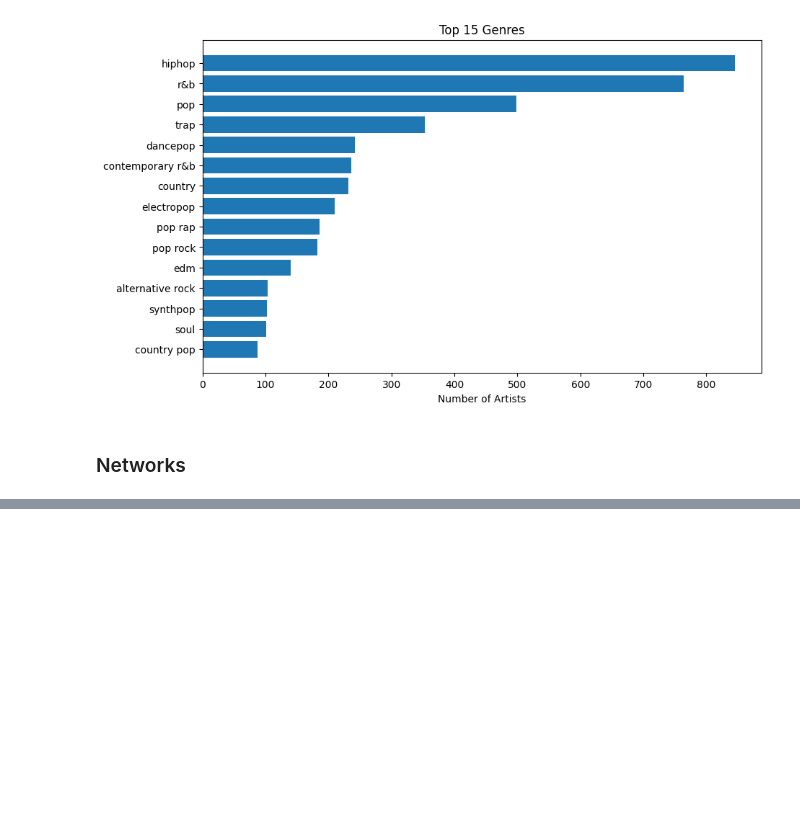
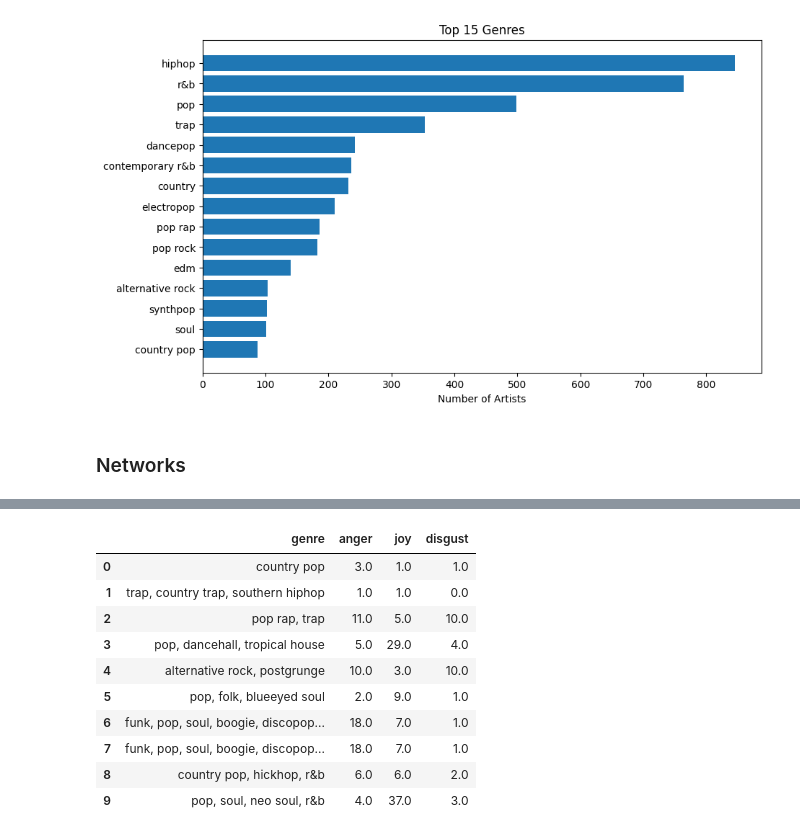
Before and after one commit to wkandersen/02807-computational-data-science, a Jupyter notebook: project_J.ipynb, the cells around one changed output, grey strips where cells are left out. Saved outputs shown, nothing was run; the diff lists cells and outputs as text; code cells hidden in the pictures; blank space fills up the shorter version.

```diff
--- a/project_J.ipynb
+++ b/project_J.ipynb
@@ -185,0 +127,55 @@ print(emotion_overall)
+# %%
+## Function to map song lyrics to emotions and count frequency
+
+def map_song_to_emotions_count(song_lyrics: str, word_to_emotions: dict) -> dict:
+    """
+    Map words in a song's lyrics to emotions and count frequency.
+    Returns a dictionary: emotion -> count of words
+    """
+    words = song_lyrics.lower().split()
+    emotion_counts = Counter()
+    for word in words:
+        if word in word_to_emotions:
+            for emotion in word_to_emotions[word]:
+                emotion_counts[emotion] += 1
+    return dict(emotion_counts)
+
+# --- Main execution ---
+if __name__ == "__main__":
+    # Step 1: Filter emotions with association == 1
+    df_emo_ones = df_emo[df_emo['association'] == 1]
+
+    # Step 2: Pre-build word -> emotion mapping
+    word_to_emotions = defaultdict(list)
+    for _, row in df_emo_ones.iterrows():
+        word_to_emotions[row['word']].append(row['emotion'])
+
+    # Step 3: Prepare song lyrics list
+    songs_lyrics = data_single['lyrics'].tolist()
+
+    # Step 4: Define worker for multiprocessing
+    def worker_map_song(lyrics):
+        return map_song_to_emotions_count(lyrics, word_to_emotions)
+
+    # Step 5: Sequential processing (no parallelism)
+    emotion_dicts = [worker_map_song(lyrics) for lyrics in songs_lyrics]
+
+    # Step 6: Convert list of dicts to DataFrame and combine
+    df_emotions = pd.DataFrame(emotion_dicts).fillna(0)
+    df_songs_with_emotions = pd.concat([data_single.reset_index(drop=True), df_emotions.reset_index(drop=True)], axis=1)
+# %%
+# Get only first 10 rows
+df_songs_with_emotions = df_songs_with_emotions.head(10)
+df_songs_with_emotions[['genre', 'anger', 'joy', 'disgust']]
+# %% [output]
+|  | genre | anger | joy | disgust |
+| 0 | country pop | 3.0 | 1.0 | 1.0 |
+| 1 | trap, country trap, southern hiphop | 1.0 | 1.0 | 0.0 |
+| 2 | pop rap, trap | 11.0 | 5.0 | 10.0 |
+| 3 | pop, dancehall, tropical house | 5.0 | 29.0 | 4.0 |
+| 4 | alternative rock, postgrunge | 10.0 | 3.0 | 10.0 |
+| 5 | pop, folk, blueeyed soul | 2.0 | 9.0 | 1.0 |
+| 6 | funk, pop, soul, boogie, discopop... | 18.0 | 7.0 | 1.0 |
+| 7 | funk, pop, soul, boogie, discopop... | 18.0 | 7.0 | 1.0 |
+| 8 | country pop, hickhop, r&b | 6.0 | 6.0 | 2.0 |
+| 9 | pop, soul, neo soul, r&b | 4.0 | 37.0 | 3.0 |
```
Also changed, not shown: parts of 7 cells of this notebook.
